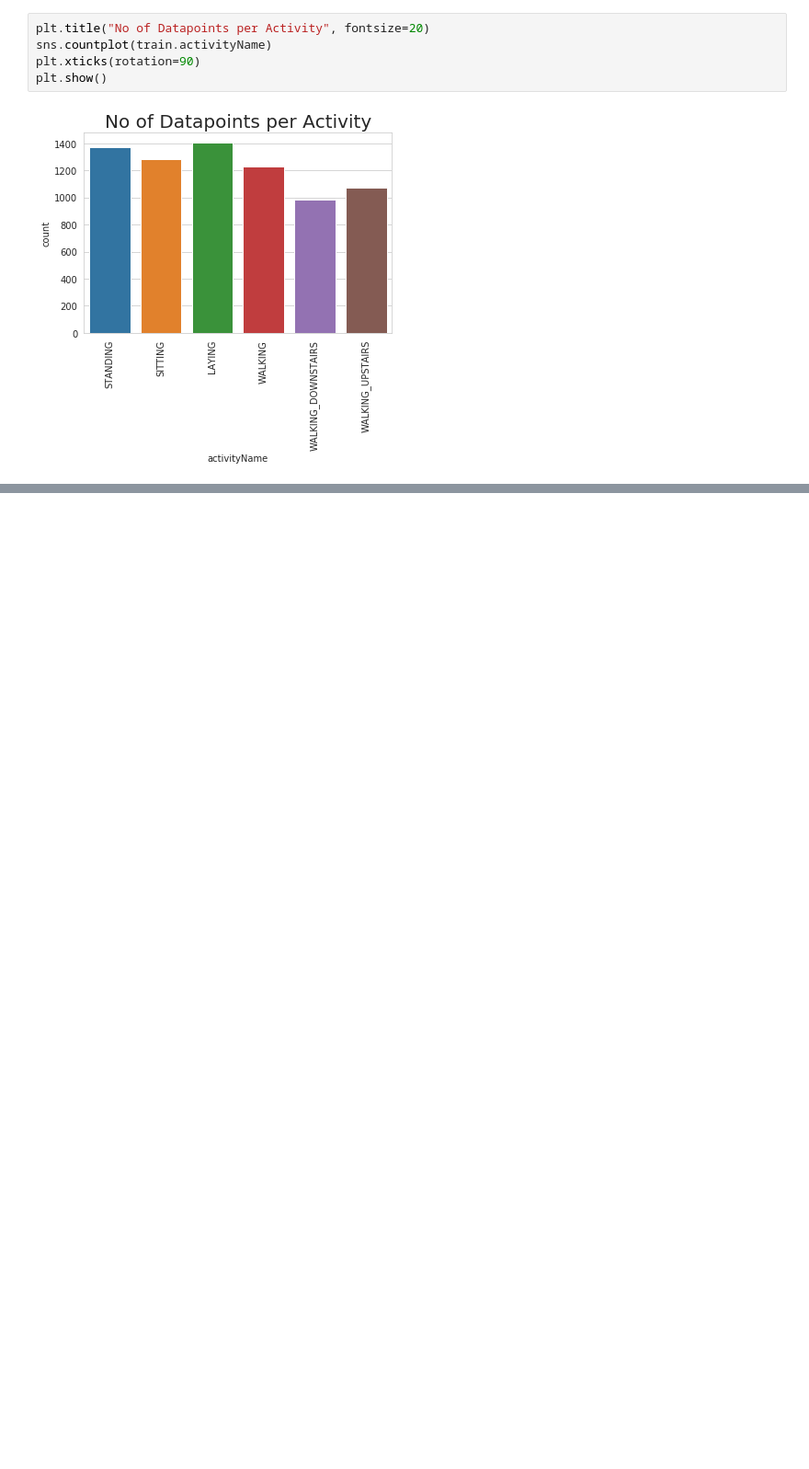
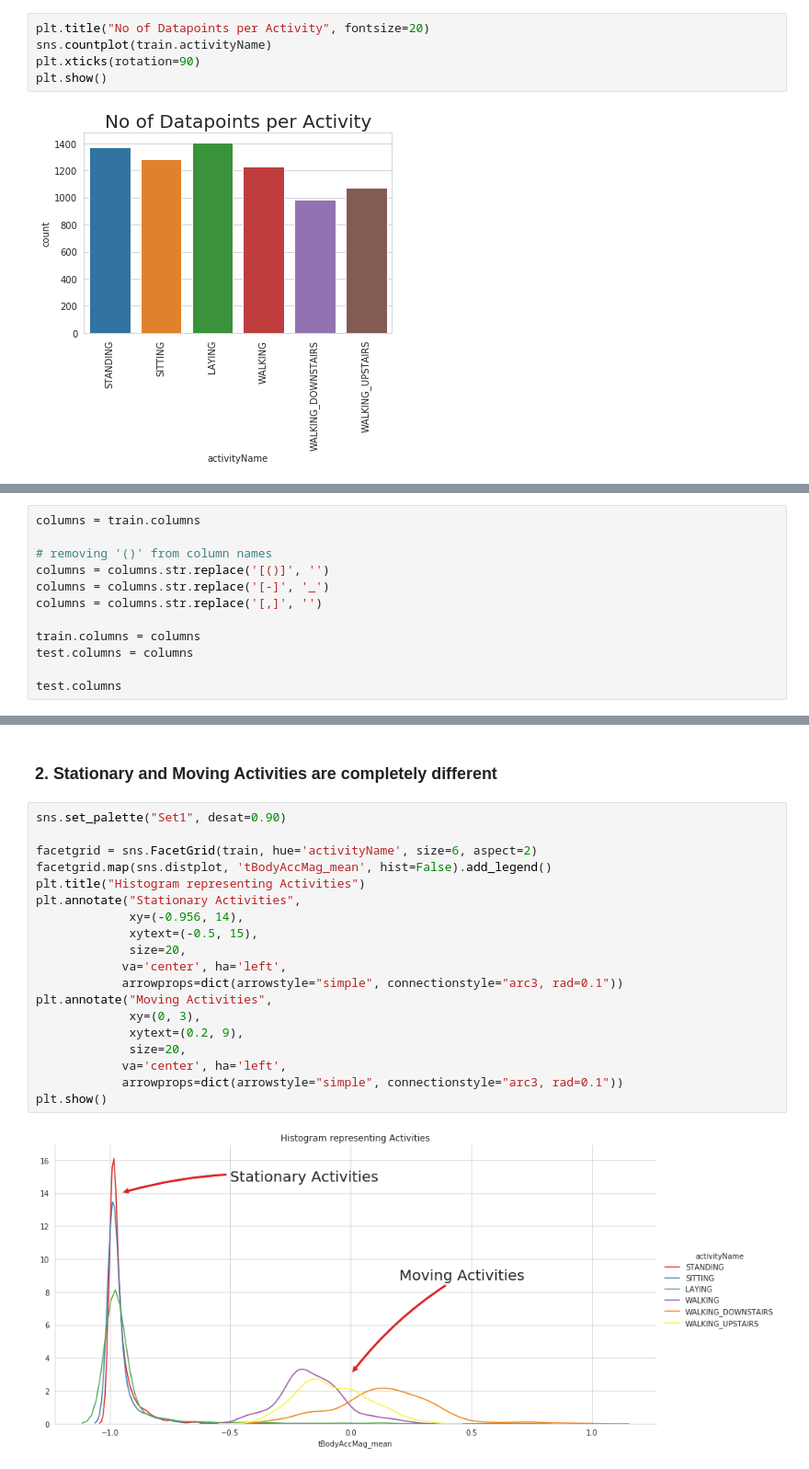
Before and after one commit to ashishsth7586/PyTorch, a Jupyter notebook: 04_Human_activity_recognition/Human Activity Recognition.ipynb, the cells around one changed output, grey strips where cells are left out. Shown at 92% size. Saved outputs shown, nothing was run; the diff lists cells and outputs as text; blank space fills up the shorter version.

```diff
--- a/04_Human_activity_recognition/Human Activity Recognition.ipynb
+++ b/04_Human_activity_recognition/Human Activity Recognition.ipynb
@@ -165,0 +171,12 @@ plt.show()
+# %%
+columns = train.columns
+
+# removing '()' from column names
+columns = columns.str.replace('[()]', '')
+columns = columns.str.replace('[-]', '_')
+columns = columns.str.replace('[,]', '')
+
+train.columns = columns
+test.columns = columns
+
+test.columns
@@ -165,0 +208,23 @@ plt.show()
+# %% [markdown]
+### 2. Stationary and Moving Activities are completely different
+# %%
+sns.set_palette("Set1", desat=0.90)
+
+facetgrid = sns.FacetGrid(train, hue='activityName', size=6, aspect=2)
+facetgrid.map(sns.distplot, 'tBodyAccMag_mean', hist=False).add_legend()
+plt.title("Histogram representing Activities")
+plt.annotate("Stationary Activities",
+             xy=(-0.956, 14),
+             xytext=(-0.5, 15),
+             size=20,
+            va='center', ha='left',
+            arrowprops=dict(arrowstyle="simple", connectionstyle="arc3, rad=0.1"))
+plt.annotate("Moving Activities",
+             xy=(0, 3),
+             xytext=(0.2, 9),
+             size=20,
+            va='center', ha='left',
+            arrowprops=dict(arrowstyle="simple", connectionstyle="arc3, rad=0.1"))
+plt.show()
+# %% [output]
+[figure, added]
```
Also changed, not shown: parts of 27 cells of this notebook, 9 other files.
